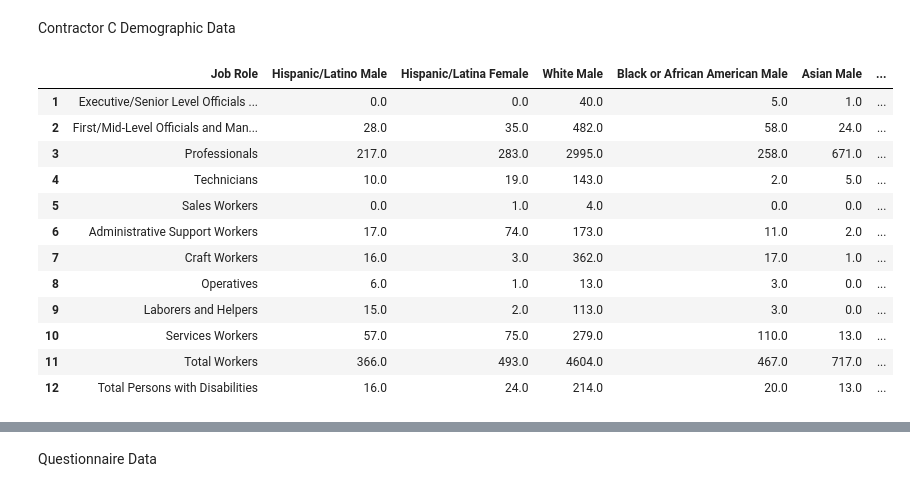
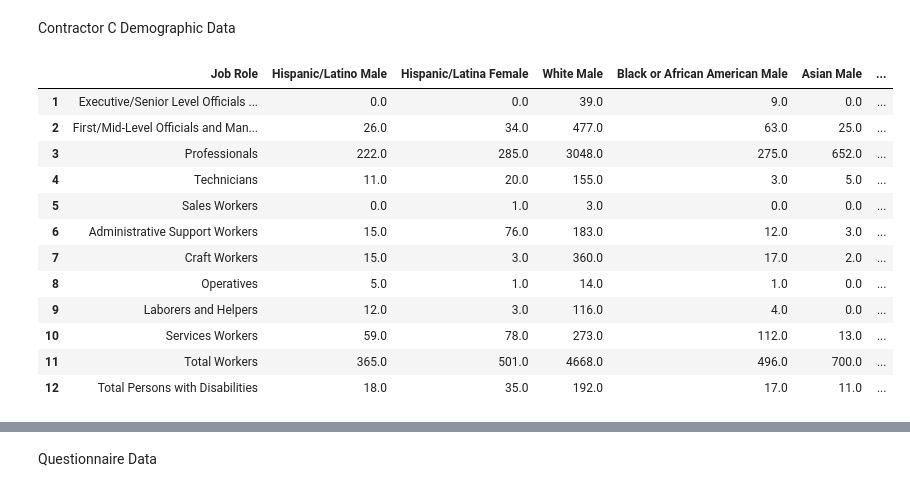
Before and after one commit to jackcienkus/mdcr-capstone, a Jupyter notebook: C_Analysis.ipynb, the cells around one changed output, grey strips where cells are left out. Drawn from its saved outputs; the diff is of its cells as text; code cells hidden in the pictures.

Commit message:
Added functionality for reading different worksheets in an Excel file + new graph

```diff
--- a/C_Analysis.ipynb
+++ b/C_Analysis.ipynb
@@ -14,30 +19,42 @@ import pymupdf
 # %% [markdown]
 Contractor C Demographic Data
 # %%
-df = pd.read_excel('data/Contractor C Workforce Data Form.xlsx', skiprows=7)
+df = pd.read_excel('data/Contractor C Workforce Data Form.xlsx', skiprows=7, sheet_name=None)
 # Note: pd.read_excel requires openpyxl package!
+# %%
+previous_year_df = df['Workforce Data Previous Year']
+current_year_df = df['Workforce Data Current Year']
 # %%
-df.columns = ['Job Role', 'Hispanic/Latino Male', 'Hispanic/Latina Female', 'White Male', 'Black or African American Male',
+previous_year_df.columns = ['Job Role', 'Hispanic/Latino Male', 'Hispanic/Latina Female', 'White Male', 'Black or African American Male',
        'Asian Male', 'Native Hawaiian or Other Pacific Islander Male',
        'American Indian or Alaskan Native Male', 'Two or more races Male', 'White Female',
        'Black or African American Female', 'Asian Female',
        'Native Hawaiian or Other Pacific Islander Female',
        'American Indian or Alaskan Native Female', 'Two or more races Female',
        'Row Total']
-df = df.dropna()
+previous_year_df = previous_year_df.dropna()
+
+current_year_df.columns = ['Job Role', 'Hispanic/Latino Male', 'Hispanic/Latina Female', 'White Male', 'Black or African American Male',
+       'Asian Male', 'Native Hawaiian or Other Pacific Islander Male',
+       'American Indian or Alaskan Native Male', 'Two or more races Male', 'White Female',
+       'Black or African American Female', 'Asian Female',
+       'Native Hawaiian or Other Pacific Islander Female',
+       'American Indian or Alaskan Native Female', 'Two or more races Female',
+       'Row Total']
+current_year_df = current_year_df.dropna()
 # %%
-df
+previous_year_df
 # %% [output]
 |  | Job Role | Hispanic/Latino Male | Hispanic/Latina Female | White Male | Black or African American Male | Asian Male | ... |
-| 1 | Executive/Senior Level Officials ... | 0.0 | 0.0 | 40.0 | 5.0 | 1.0 | ... |
-| 2 | First/Mid-Level Officials and Man... | 28.0 | 35.0 | 482.0 | 58.0 | 24.0 | ... |
-| 3 | Professionals | 217.0 | 283.0 | 2995.0 | 258.0 | 671.0 | ... |
-| 4 | Technicians | 10.0 | 19.0 | 143.0 | 2.0 | 5.0 | ... |
-| 5 | Sales Workers | 0.0 | 1.0 | 4.0 | 0.0 | 0.0 | ... |
-| 6 | Administrative Support Workers | 17.0 | 74.0 | 173.0 | 11.0 | 2.0 | ... |
-| 7 | Craft Workers | 16.0 | 3.0 | 362.0 | 17.0 | 1.0 | ... |
-| 8 | Operatives | 6.0 | 1.0 | 13.0 | 3.0 | 0.0 | ... |
-| 9 | Laborers and Helpers | 15.0 | 2.0 | 113.0 | 3.0 | 0.0 | ... |
-| 10 | Services Workers | 57.0 | 75.0 | 279.0 | 110.0 | 13.0 | ... |
-| 11 | Total Workers | 366.0 | 493.0 | 4604.0 | 467.0 | 717.0 | ... |
-| 12 | Total Persons with Disabilities | 16.0 | 24.0 | 214.0 | 20.0 | 13.0 | ... |
+| 1 | Executive/Senior Level Officials ... | 0.0 | 0.0 | 39.0 | 9.0 | 0.0 | ... |
+| 2 | First/Mid-Level Officials and Man... | 26.0 | 34.0 | 477.0 | 63.0 | 25.0 | ... |
+| 3 | Professionals | 222.0 | 285.0 | 3048.0 | 275.0 | 652.0 | ... |
+| 4 | Technicians | 11.0 | 20.0 | 155.0 | 3.0 | 5.0 | ... |
+| 5 | Sales Workers | 0.0 | 1.0 | 3.0 | 0.0 | 0.0 | ... |
+| 6 | Administrative Support Workers | 15.0 | 76.0 | 183.0 | 12.0 | 3.0 | ... |
+| 7 | Craft Workers | 15.0 | 3.0 | 360.0 | 17.0 | 2.0 | ... |
+| 8 | Operatives | 5.0 | 1.0 | 14.0 | 1.0 | 0.0 | ... |
+| 9 | Laborers and Helpers | 12.0 | 3.0 | 116.0 | 4.0 | 0.0 | ... |
+| 10 | Services Workers | 59.0 | 78.0 | 273.0 | 112.0 | 13.0 | ... |
+| 11 | Total Workers | 365.0 | 501.0 | 4668.0 | 496.0 | 700.0 | ... |
+| 12 | Total Persons with Disabilities | 18.0 | 35.0 | 192.0 | 17.0 | 11.0 | ... |
```
Also changed, not shown: parts of 7 cells of this notebook.
